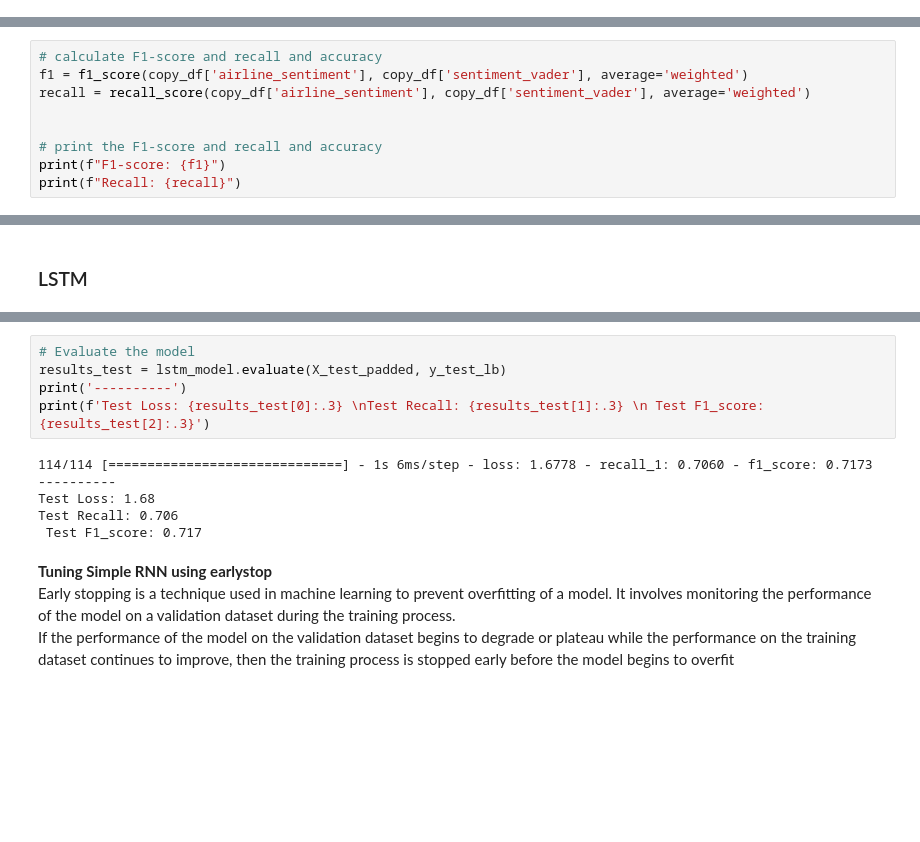
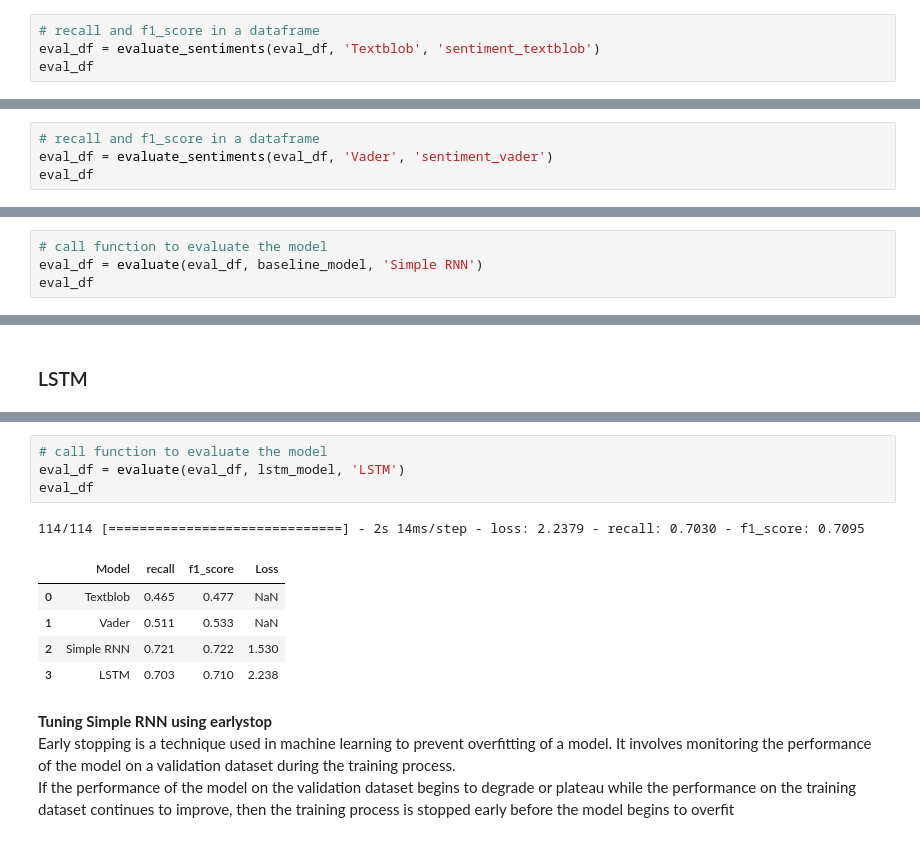
Before and after one commit to Scholarchep/sentiment-analysis-of-airline-tweets, a Jupyter notebook: airline_tweets.ipynb, the cells around one changed output, grey strips where cells are left out. Saved outputs shown, nothing was run; the diff lists cells and outputs as text; blank space fills up the shorter version.

```diff
--- a/airline_tweets.ipynb
+++ b/airline_tweets.ipynb
@@ -462,0 +465,4 @@ Recall: 0.4646624836240778
+# %%
+# recall and f1_score in a dataframe
+eval_df = evaluate_sentiments(eval_df, 'Textblob', 'sentiment_textblob')
+eval_df
@@ -478,12 +487,7 @@ copy_df.head(3)
 | 1 | Virgin America | 0 | @VirginAmerica plus you've added ... | jnardino | 2015-02-24 11:15:59-08:00 | positive | plus youve added commercials to t... | ... |
 | 2 | Virgin America | 0 | @VirginAmerica I didn't today... ... | yvonnalynn | 2015-02-24 11:15:48-08:00 | neutral | I didnt today... Must mean I need... | ... |
 # %%
-# calculate F1-score and recall and accuracy
-f1 = f1_score(copy_df['airline_sentiment'], copy_df['sentiment_vader'], average='weighted')
-recall = recall_score(copy_df['airline_sentiment'], copy_df['sentiment_vader'], average='weighted')
-
-
-# print the F1-score and recall and accuracy
-print(f"F1-score: {f1}")
-print(f"Recall: {recall}")
+# recall and f1_score in a dataframe
+eval_df = evaluate_sentiments(eval_df, 'Vader', 'sentiment_vader')
+eval_df
 # %% [output]
@@ -588,0 +596,4 @@ Test Recall: 0.641
+# %%
+# call function to evaluate the model
+eval_df = evaluate(eval_df, baseline_model, 'Simple RNN')
+eval_df
@@ -629,14 +644,14 @@ visualize_training_results(lstm_history)
 # %%
-# Evaluate the model
-results_test = lstm_model.evaluate(X_test_padded, y_test_lb)
-print('----------')
-print(f'Test Loss: {results_test[0]:.3} \nTest Recall: {results_test[1]:.3} \n Test F1_score: {results_test[2]:.3}')
+# call function to evaluate the model
+eval_df = evaluate(eval_df, lstm_model, 'LSTM')
+eval_df
 # %% [output]
-114/114 [==============================] - 1s 6ms/step - loss: 1.6778 - recall_1: 0.7060 - f1_score: 0.7173
-----------
-Test Loss: 1.68
-Test Recall: 0.706
- Test F1_score: 0.717
+114/114 [==============================] - 2s 14ms/step - loss: 2.2379 - recall: 0.7030 - f1_score: 0.7095
+|  | Model | recall | f1_score | Loss |
+| 0 | Textblob | 0.465 | 0.477 | NaN |
+| 1 | Vader | 0.511 | 0.533 | NaN |
+| 2 | Simple RNN | 0.721 | 0.722 | 1.530 |
+| 3 | LSTM | 0.703 | 0.710 | 2.238 |
 # %% [markdown]
 <b>Tuning Simple RNN using earlystop</b><br>
 Early stopping is a technique used in machine learning to prevent overfitting of a model. It  involves monitoring the performance of the model on a validation dataset during the training process.<br>
```
Also changed, not shown: parts of 22 cells of this notebook.
